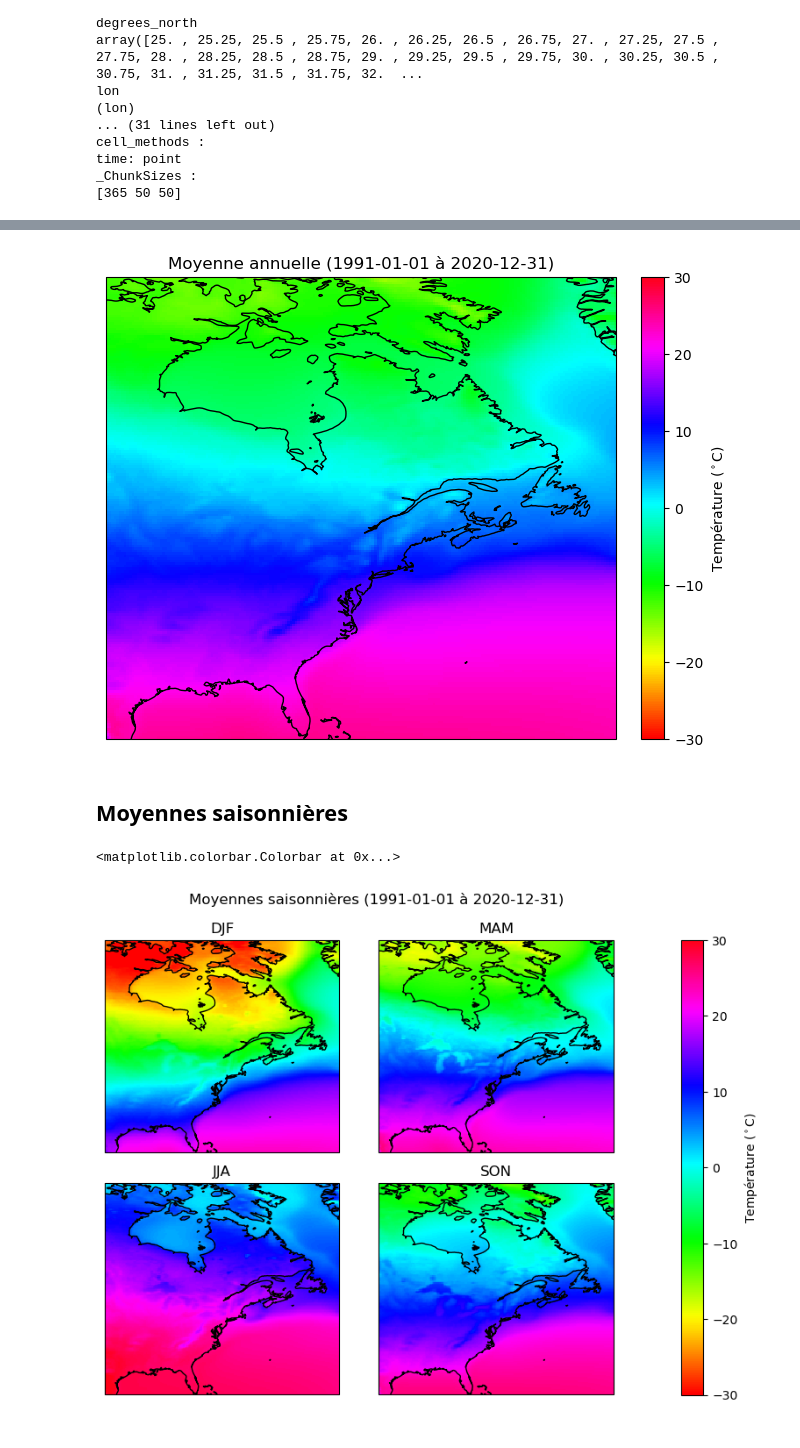
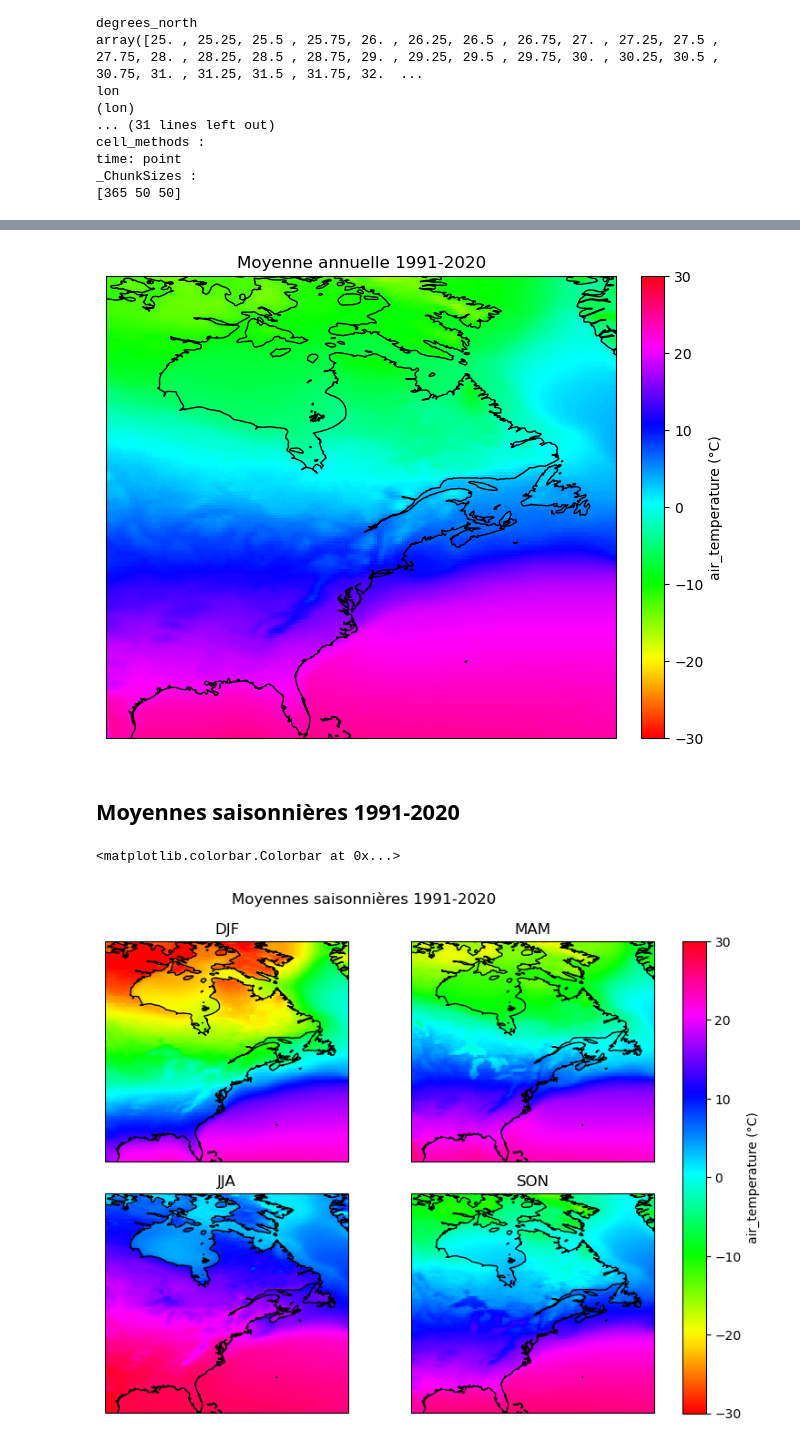
Before and after one commit to Ouranosinc/LabSc, a Jupyter notebook: labsc-notebooks/ERA5_moyclim_ann_sais_mens.ipynb, the cells around one changed output, grey strips where cells are left out. Cells and saved outputs as stored; diff of their text form; code cells hidden in the pictures.

Commit message:
Requested changes PR#2 - change variable names (dataset vs dataarray) - change some text - keep attributes in calculations

```diff
--- a/labsc-notebooks/ERA5_moyclim_ann_sais_mens.ipynb
+++ b/labsc-notebooks/ERA5_moyclim_ann_sais_mens.ipynb
@@ -148,14 +145,14 @@ Copernicus Climate Change Service (C3S) (2017): ERA5: Fifth generation of ECMWF
 # %%
 # Sélectionner la période
 debut,fin="1991-01-01", "2020-12-31"
-ds_period = ds.tas.sel(time=slice(debut,fin))
+tas_period = ds.tas.sel(time=slice(debut,fin))
 
 # Sélectionner la région
 lon_bnds = [-100, -50]
 lat_bnds = [25, 70]
 
-ds_region = subset.subset_bbox(ds_period, lon_bnds=lon_bnds, lat_bnds=lat_bnds)
-display(ds_region)
+tas_region = subset.subset_bbox(tas_period, lon_bnds=lon_bnds, lat_bnds=lat_bnds)
+display(tas_region)
 # %% [output]
 <xarray.DataArray 'tas' (time: 10958, lat: 181, lon: 200)> Size: 2GB dask.array<getitem, shape=(10958, 181, 200), dtype=float32, chunksize=(10958, 50, 50), chunktype=numpy.ndarray> Coordinates: * lat  ...
 xarray.DataArray
@@ -195,3 +184,16 @@ with Client() as c:
+# %%
+# Calcul de la moyenne annuelle et conversion
+moy_ann = tas_region.mean(dim='time')-273.15
+
+# Copier les attributs et mettre à jour les unités
+moy_ann.attrs = tas_region.attrs.copy()
+moy_ann.attrs["units"] = "°C"
+
+#with ProgressBar():
+with Client() as c:
+    #display(c)
+    moy_ann.load()
+#display(moy_ann)
 # %%
 # Afficher carte de la moyenne annuelle
 
@@ -206,17 +208,24 @@ p = ax.pcolormesh(moy_ann['lon'], moy_ann['lat'], moy_ann, cmap='hsv',vmin=-30,v
 
 # Ajouter les lignes de côtes
 ax.coastlines(resolution='50m', color='black', linewidth=1)
-plt.colorbar(p,orientation="vertical", label="Température ($^\circ$C)", fraction=0.046, pad=0.04)
+plt.colorbar(p,orientation="vertical", label=moy_ann.attrs["standard_name"]+" ("+moy_ann.attrs["units"]+")", fraction=0.046, pad=0.04)
 
-ax.title.set_text('Moyenne annuelle ('+debut+' à '+fin+')')
-#plt.tight_layout()
+# Titre
+y1=str(tas_region.time.dt.year.values[0])
+y2=str(tas_region.time.dt.year.values[-1])
+ax.title.set_text('Moyenne annuelle '+y1+'-'+y2)
 # %% [output]
-[figure, old version]
+[figure, new version]
 # %% [markdown]
-## Moyennes saisonnières
+## Moyennes saisonnières 1991-2020
 # %%
-# Calcul des moyennes saisonnières
-moy_saison=ds_region.groupby("time.season").mean(dim="time")-273.15
+# Calcul des moyennes saisonnières et conversion
+moy_saison=tas_region.groupby("time.season").mean(dim="time")-273.15
+
+# Copier les attributs et mettre à jour les unités
+moy_saison.attrs = tas_region.attrs.copy()
+moy_saison.attrs["units"] = "°C"
+
 with Client() as c:
     #display(c)
     moy_saison.load()
@@ -224,30 +233,28 @@ with Client() as c:
 # %%
 # Afficher les cartes saisonnières
 
 # Créer une projection cartographique
 projection = ccrs.PlateCarree()
 
 # Initialiser la figure et les axes
 fig,axes = plt.subplots(2,2,figsize=(8, 6), subplot_kw={'projection': projection})
 axes = axes.ravel()
 
 seas=['DJF','MAM','JJA','SON']
 for jj,sea in enumerate(seas):
     # Afficher la variable
     p=axes[jj].pcolormesh(moy_saison['lon'], moy_saison['lat'], moy_saison.sel(season=sea), cmap='hsv',vmin=-30,vmax=30)
 
     # Ajouter les lignes de côtes
     axes[jj].coastlines(resolution='50m', color='black', linewidth=1)
-    #plt.colorbar(p,orientation="vertical", label="Temperature ($^\circ$C)", fraction=0.046, pad=0.04)
     axes[jj].title.set_text(sea)
 
-plt.suptitle('Moyennes saisonnières ('+debut+' à '+fin+')')
+plt.suptitle('Moyennes saisonnières '+y1+'-'+y2)
 plt.tight_layout()
 
-
 # Ajouter une barre de couleur globale
-fig.colorbar(p, ax=axes, orientation='vertical', fraction=0.05, pad=0.1, label='Température ($^\circ$C)')
+fig.colorbar(p, ax=axes, orientation='vertical', label=moy_saison.attrs["standard_name"]+" ("+moy_saison.attrs["units"]+")", fraction=0.046, pad=0.04)
 # %% [output]
 <matplotlib.colorbar.Colorbar at 0x...>
-[figure, old version]
+[figure, new version]
 # %% [markdown]
```
Also changed, not shown: parts of 7 cells of this notebook.
